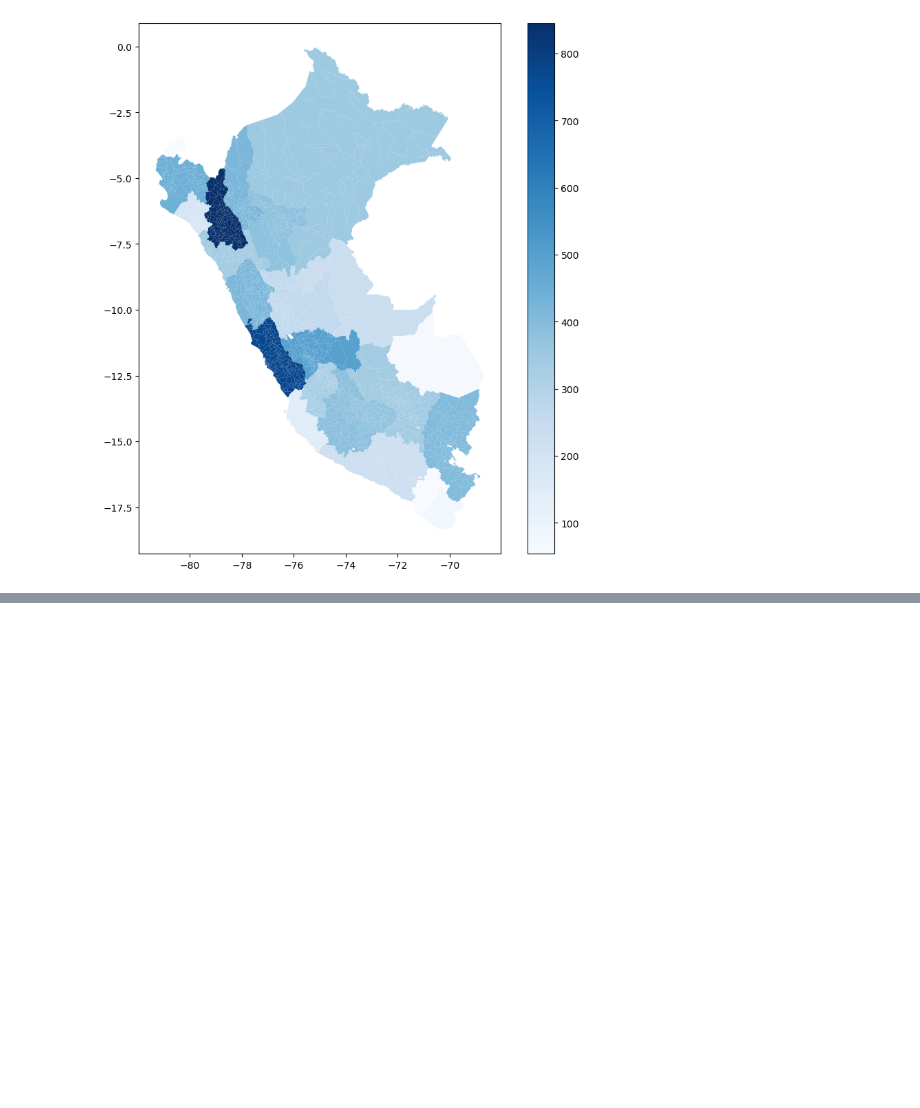
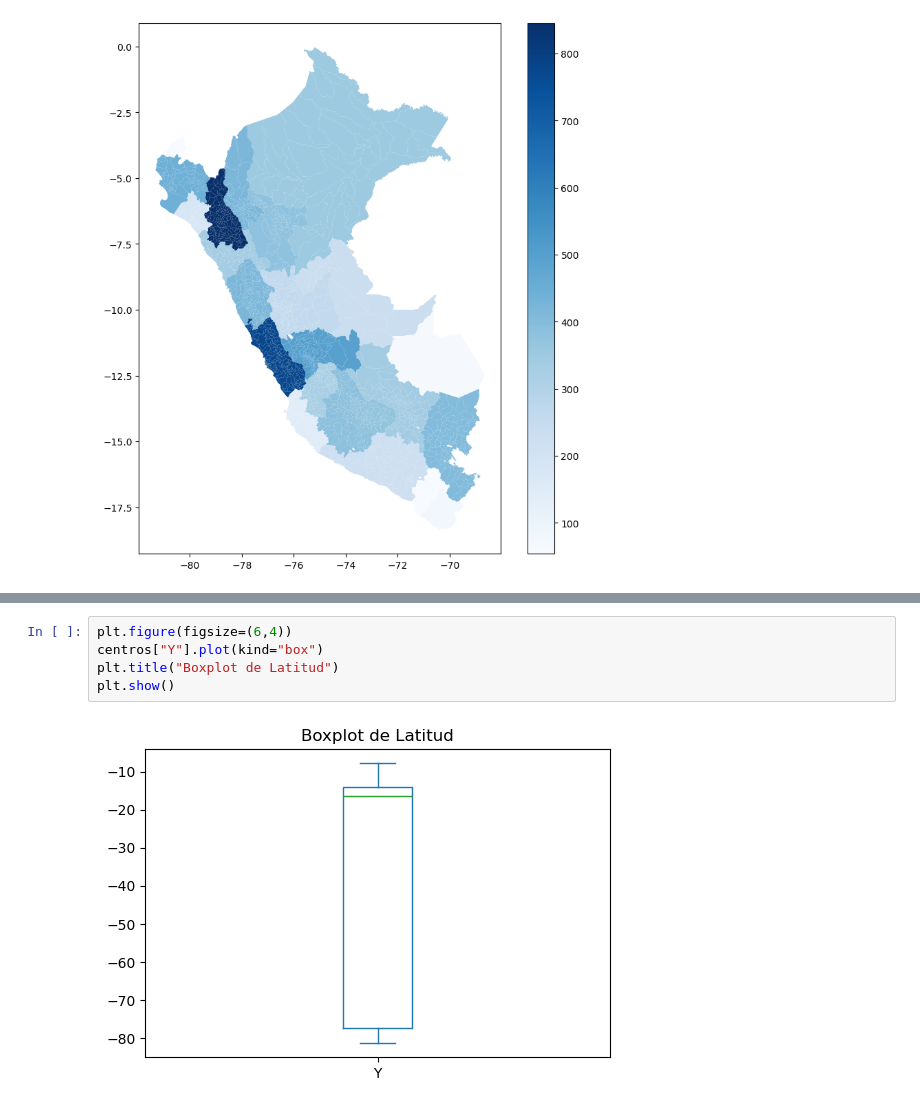
Before and after one commit to Gabrielsaa15/Hospitals-Access-Peru, a Jupyter notebook: task1.ipynb, the cells around one changed output, grey strips where cells are left out. Cells and saved outputs as stored; diff of their text form; blank space fills up the shorter version.

```diff
--- a/task1.ipynb
+++ b/task1.ipynb
@@ -439,0 +460,7 @@ dept_map.plot(column="Hosp_Count", cmap="Blues", legend=True, figsize=(10,10))
+# %%
+plt.figure(figsize=(6,4))
+centros["Y"].plot(kind="box")
+plt.title("Boxplot de Latitud")
+plt.show()
+# %% [output]
+[figure, added]
```
Also changed, not shown: parts of 29 cells of this notebook.
